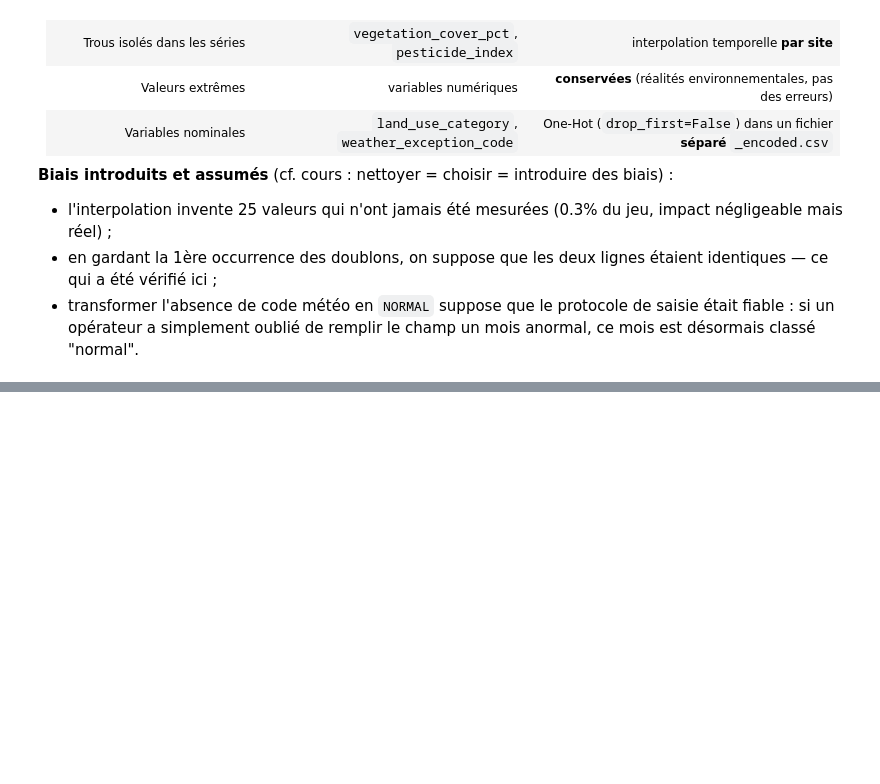
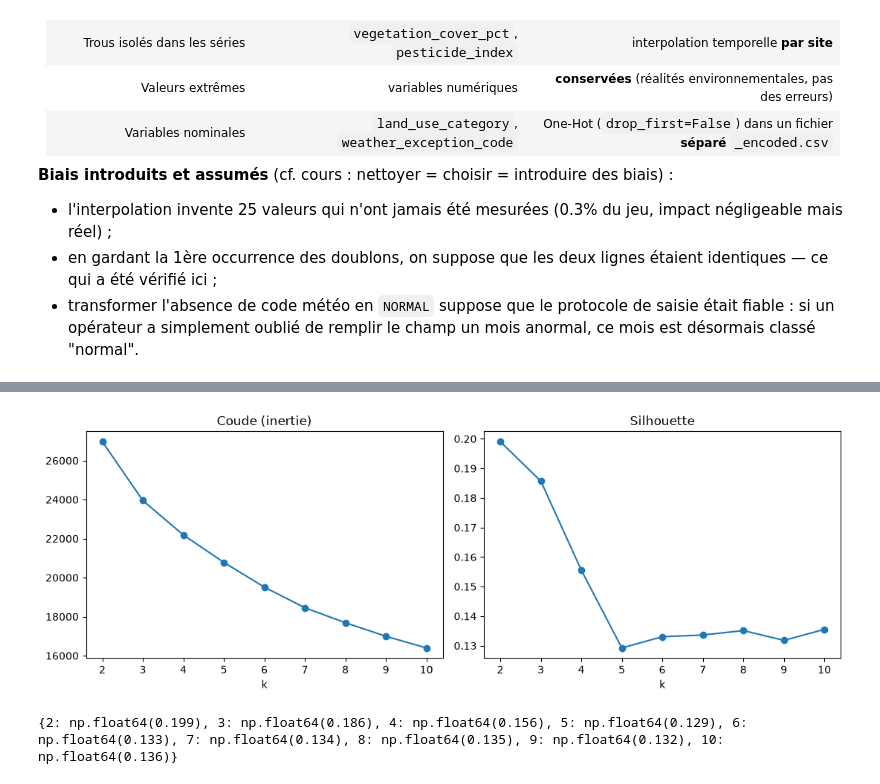
Before and after one commit to HananeDjouadi/G05-DataMining-2627, a Jupyter notebook: data/ecology/environmental_monthly.ipynb, the cells around one changed output, grey strips where cells are left out. Saved outputs shown, nothing was run; the diff lists cells and outputs as text; code cells hidden in the pictures; blank space fills up the shorter version.

```diff
--- a/data/ecology/environmental_monthly.ipynb
+++ b/data/ecology/environmental_monthly.ipynb
@@ -1004,0 +1094,10 @@ opérateur a simplement oublié de remplir le champ un mois anormal, ce mois est
+# %%
+cols_cluster_num = ['mean_temperature_c', 'rainfall_mm', 'mean_humidity_pct',
+                    'vegetation_cover_pct', 'habitat_disturbance_index', 'pesticide_index']
+cols_cluster = cols_cluster_num + cols_land_use + cols_weather
+
+X = df_encoded[cols_cluster].copy()
+
+print("Matrice de clustering :", X.shape)
+print("Valeurs manquantes :", X.isna().sum().sum())
+print("Types :", X.dtypes.value_counts().to_dict())
@@ -1004,0 +1116,10 @@ opérateur a simplement oublié de remplir le champ un mois anormal, ce mois est
+# %%
+from sklearn.preprocessing import StandardScaler
+
+X_scaled = X.copy()
+X_scaled[cols_cluster_num] = StandardScaler().fit_transform(X[cols_cluster_num])
+
+print("Moyennes (≈ 0) :")
+print(X_scaled[cols_cluster_num].mean().round(3))
+print("\nÉcarts-types (≈ 1) :")
+print(X_scaled[cols_cluster_num].std().round(3))
@@ -1004,0 +1163,20 @@ opérateur a simplement oublié de remplir le champ un mois anormal, ce mois est
+# %%
+from sklearn.cluster import KMeans
+from sklearn.metrics import silhouette_score
+
+ks = range(2, 11)
+inertias, silhouettes = [], []
+for k in ks:
+    km = KMeans(n_clusters=k, n_init=10, random_state=42).fit(X_scaled)
+    inertias.append(km.inertia_)
+    silhouettes.append(silhouette_score(X_scaled, km.labels_))
+
+fig, ax = plt.subplots(1, 2, figsize=(11, 4))
+ax[0].plot(ks, inertias, 'o-'); ax[0].set_title("Coude (inertie)"); ax[0].set_xlabel("k")
+ax[1].plot(ks, silhouettes, 'o-'); ax[1].set_title("Silhouette"); ax[1].set_xlabel("k")
+plt.tight_layout(); plt.show()
+
+print(dict(zip(ks, np.round(silhouettes, 3))))
+# %% [output]
+[figure, added]
+{2: np.float64(0.199), 3: np.float64(0.186), 4: np.float64(0.156), 5: np.float64(0.129), 6: np.float64(0.133), 7: np.float64(0.134), 8: np.float64(0.135), 9: np.float64(0.132), 10: np.float64(0.136)}
```
Also changed, not shown: parts of 29 cells of this notebook, 1 other file.
